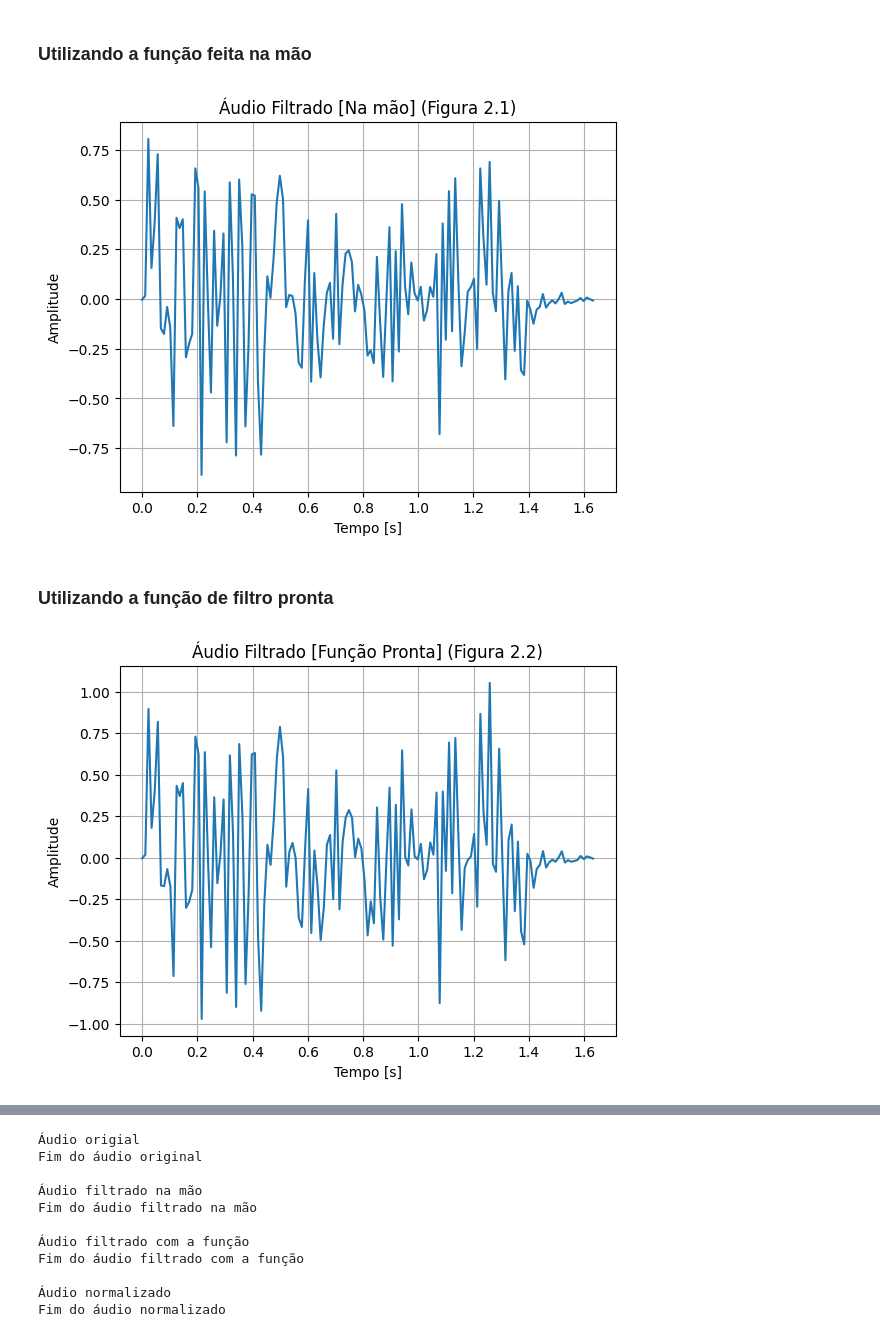
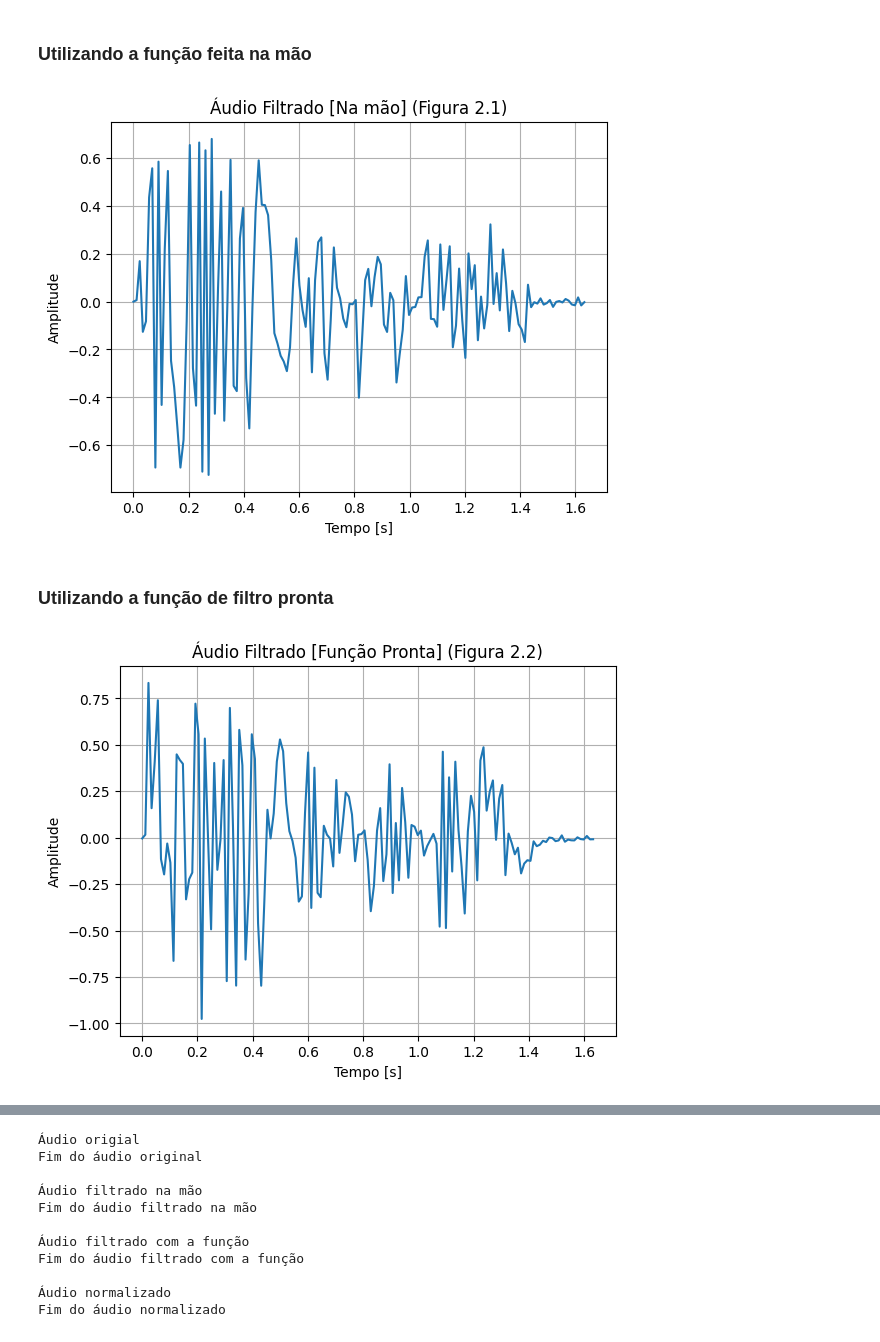
Before and after one commit to DeLucca990/CamadasFis, a Jupyter notebook: Projeto8/encoder.ipynb, the cells around one changed output, grey strips where cells are left out. Saved outputs shown, nothing was run; the diff lists cells and outputs as text; code cells hidden in the pictures.

```diff
--- a/Projeto8/encoder.ipynb
+++ b/Projeto8/encoder.ipynb
@@ -32,24 +32,36 @@ plt.show()
 # %% [markdown]
 ### Utilizando a função feita na mão
 # %%
-b = [0.06905, 0.05192]  # Coeficientes do numerador
-a = [1, -1.304, 0.4253]  # Coeficientes do denominador
+# b = [0.06905, 0.05192]  # Coeficientes do numerador
+# a = [1, -1.304, 0.4253]  # Coeficientes do denominador
+# filtered_audio_hand = scipy.signal.filtfilt(b, a, normalized_audio)
+a = 0.009235
+b = 0.008398
+c = 1
+d = -1.734
+e = 0.7521
 
-filtered_audio_hand = scipy.signal.filtfilt(b, a, normalized_audio)
+y_filtered = np.zeros(samples_audio)
+
+for k in range(2, samples_audio):
+    y_filtered[k] = (-d * y_filtered[k - 1] - e * y_filtered[k - 2] + a * normalized_audio[k - 1] + b * normalized_audio[k - 2])
+
+filtered_audio_hand = y_filtered
+
 plt.figure()
 plt.plot(t_domain[::500], filtered_audio_hand[::500])
 plt.title('Áudio Filtrado [Na mão] (Figura 2.1)')
 plt.xlabel('Tempo [s]')
 plt.ylabel('Amplitude')
 plt.grid()
 plt.show()
 # %% [output]
-[figure, old version]
+[figure, new version]
 # %% [markdown]
 ### Utilizando a função de filtro pronta
 # %%
 # 3000 de frequência, para quando chegar a 4000 de frequência, o áudio já estar em baixa
-b, a = scipy.signal.butter(6, 3000, 'lowpass', fs=samplerate)
+b, a = scipy.signal.butter(6, 1000, 'lowpass', fs=samplerate)
 filtered_audio_easy = scipy.signal.filtfilt(b, a, normalized_audio)
 plt.figure()
 plt.plot(t_domain[::500], filtered_audio_easy[::500])
@@ -59,7 +71,7 @@ plt.ylabel('Amplitude')
 plt.grid()
 plt.show()
 # %% [output]
-[figure, old version]
+[figure, new version]
 # %%
 x, y = signal.calcFFT(filtered_audio_hand, fs)
 
```
Also changed, not shown: parts of 4 cells of this notebook, 2 other files.
